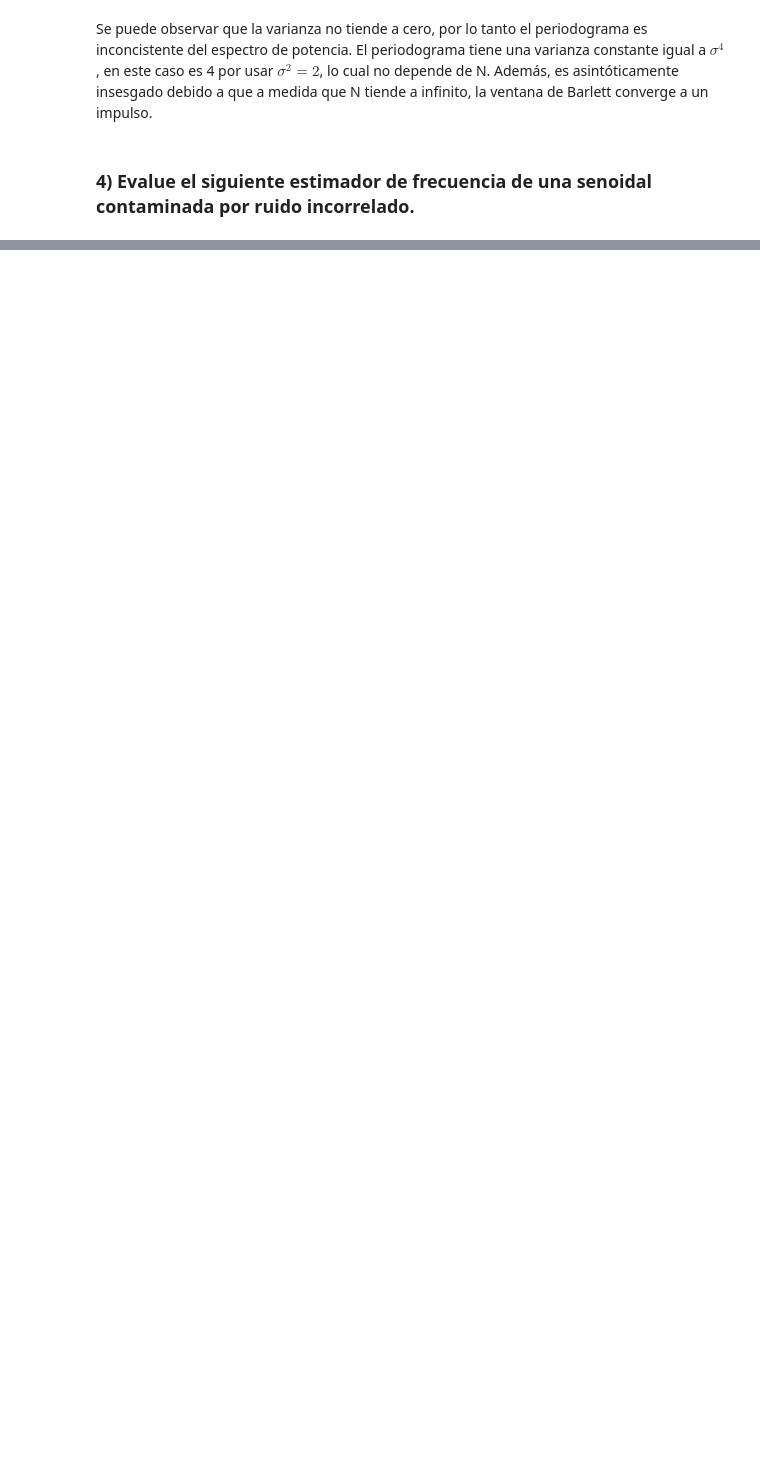
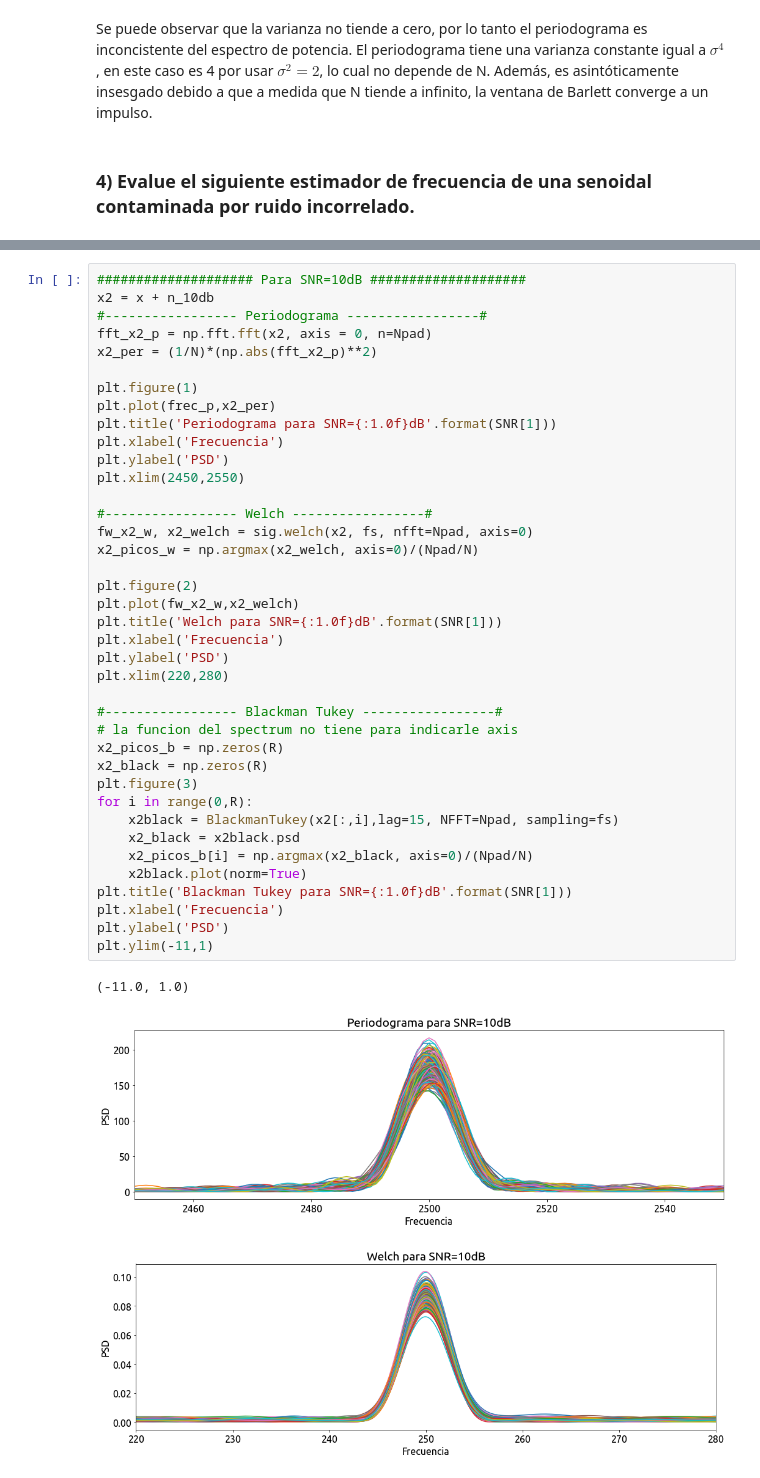
Before and after one commit to gfarace/PDS, a Jupyter notebook: Trabajos_Semanales/pds_ts8/nb_ts8.ipynb, the cells around one changed output, grey strips where cells are left out. Drawn from its saved outputs; the diff is of its cells as text; blank space fills up the shorter version.

```diff
--- a/Trabajos_Semanales/pds_ts8/nb_ts8.ipynb
+++ b/Trabajos_Semanales/pds_ts8/nb_ts8.ipynb
@@ -337,0 +264,43 @@ HTML(df.to_html())
+# %%
+#################### Para SNR=10dB ####################
+x2 = x + n_10db
+#----------------- Periodograma -----------------#
+fft_x2_p = np.fft.fft(x2, axis = 0, n=Npad)
+x2_per = (1/N)*(np.abs(fft_x2_p)**2)
+
+plt.figure(1)
+plt.plot(frec_p,x2_per)
+plt.title('Periodograma para SNR={:1.0f}dB'.format(SNR[1]))
+plt.xlabel('Frecuencia')
+plt.ylabel('PSD')
+plt.xlim(2450,2550)
+
+#----------------- Welch -----------------#
+fw_x2_w, x2_welch = sig.welch(x2, fs, nfft=Npad, axis=0)
+x2_picos_w = np.argmax(x2_welch, axis=0)/(Npad/N)
+
+plt.figure(2)
+plt.plot(fw_x2_w,x2_welch)
+plt.title('Welch para SNR={:1.0f}dB'.format(SNR[1]))
+plt.xlabel('Frecuencia')
+plt.ylabel('PSD')
+plt.xlim(220,280)
+
+#----------------- Blackman Tukey -----------------#
+# la funcion del spectrum no tiene para indicarle axis
+x2_picos_b = np.zeros(R)
+x2_black = np.zeros(R)
+plt.figure(3)
+for i in range(0,R):
+    x2black = BlackmanTukey(x2[:,i],lag=15, NFFT=Npad, sampling=fs)
+    x2_black = x2black.psd
+    x2_picos_b[i] = np.argmax(x2_black, axis=0)/(Npad/N)
+    x2black.plot(norm=True)
+plt.title('Blackman Tukey para SNR={:1.0f}dB'.format(SNR[1]))
+plt.xlabel('Frecuencia')
+plt.ylabel('PSD')
+plt.ylim(-11,1)
+# %% [output]
+(-11.0, 1.0)
+[figure, added]
+[figure, added]
```
Also changed, not shown: parts of 12 cells of this notebook, 3 other files.
